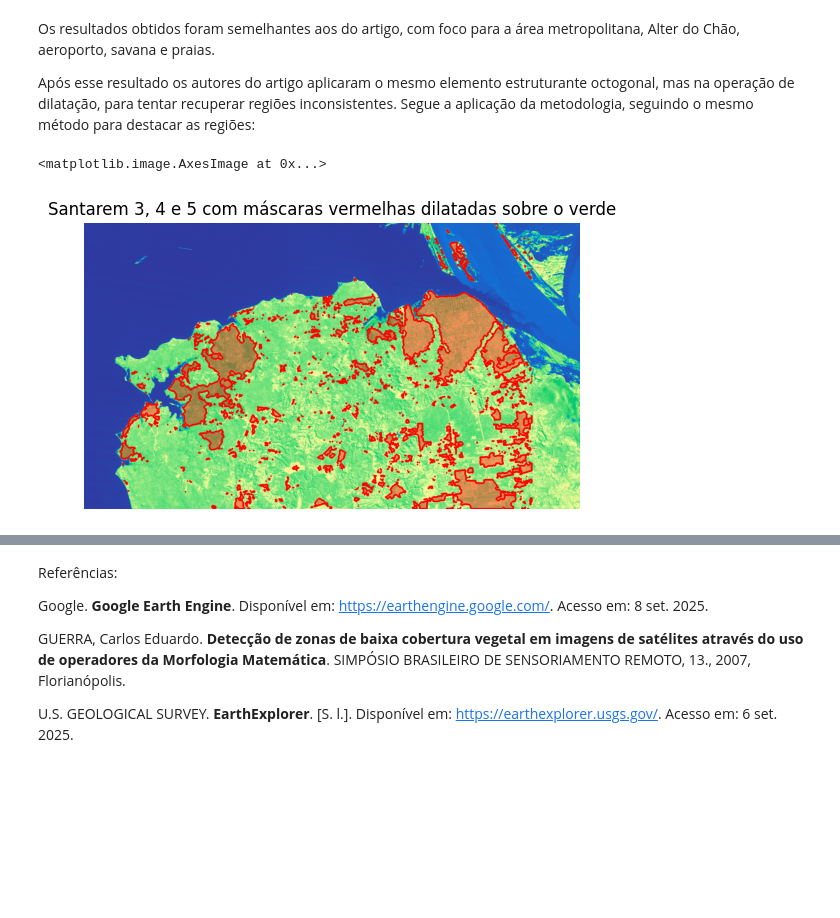
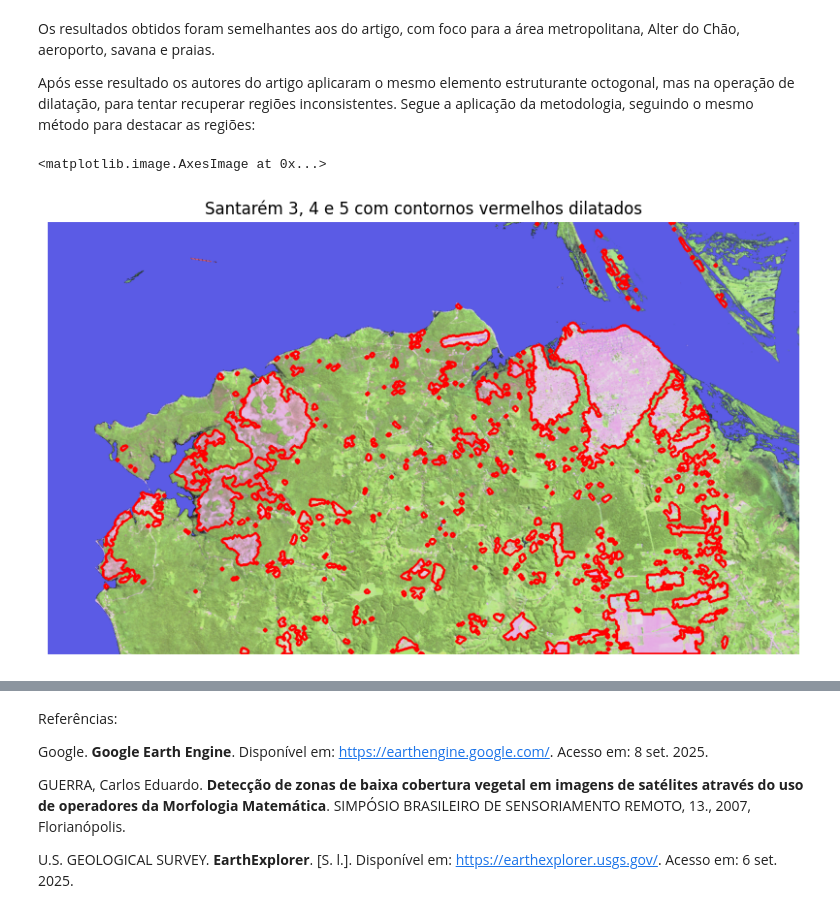
Before and after one commit to joao-martinho/pi, a Jupyter notebook: Trabalho 1/trabalho01_old.ipynb, the cells around one changed output, grey strips where cells are left out. Saved outputs shown, nothing was run; the diff lists cells and outputs as text; code cells hidden in the pictures; blank space fills up the shorter version.

```diff
--- a/Trabalho 1/trabalho01_old.ipynb
+++ b/Trabalho 1/trabalho01_old.ipynb
@@ -126,8 +121,8 @@ plt.show()
 # %% [markdown]
 Tendo a imagem extraída e com seu brilho aumentado para facilitar a vizualização, aplica-se a binzarização para ficar apenas com os principais elementos da imagem.
 # %%
-(T, binaria) = cv2.threshold(imagem, 33, 255, cv2.THRESH_BINARY)
-plt.figure(figsize=(10, 5))
+(T, binaria) = cv2.threshold(imagem, 34, 255, cv2.THRESH_BINARY)
+plt.figure(figsize=(10, 10))
 plt.title('santarem_binarizada')
 plt.axis("off")
 plt.imshow(binaria, 'gray')
@@ -158,10 +153,10 @@ plt.imshow(erodida, 'gray')
 # %% [markdown]
 O artigo segue destacando as bordas obtidas com a erosão em vermelho, para isso foi utilizado a função findContours do OpenCV para encontrar os contornos das formas e então desenhá-los.
 # %%
-bordas, _ = cv2.findContours(erodida, cv2.RETR_EXTERNAL, cv2.CHAIN_APPROX_SIMPLE)
+contornos, _ = cv2.findContours(erodida, cv2.RETR_EXTERNAL, cv2.CHAIN_APPROX_SIMPLE)
 
 imagem_colorida = cv2.cvtColor(erodida, cv2.COLOR_GRAY2BGR)
-cv2.drawContours(imagem_colorida, bordas, -1, (0,0,255), thickness=2)
+cv2.drawContours(imagem_colorida, contornos, -1, (0, 0, 255), thickness=2)
 
 plt.title("Imagem erodida + contornos vermelhos")
 plt.axis("off")
@@ -174,21 +213,10 @@ Em seguida, colocou-se a máscara do resultado da erosão sobre a imagem colorid
 # %%
-imagem = cv2.imread('Santarem345.tif', cv2.IMREAD_UNCHANGED).astype(np.float32)
-imagem_norm = (imagem - imagem.min()) / (imagem.max() - imagem.min())
-pseudo = (plt.get_cmap('terrain')(imagem_norm)[:, :, :3] * 255).astype(np.uint8)
+def colocar_mascara_com_bordas(terreno, bordas):
+    alpha = 0.4
+    return cv2.drawContours(terreno.copy(), bordas, -1, (255, 0, 0), thickness=3)
 
-def colocar_mascara_com_bordas(terreno, borda):
-    alpha = 0.4
-    resultado = cv2.addWeighted(
-        cv2.drawContours(terreno.copy(), borda, -1, (255, 0, 0), thickness=cv2.FILLED),
-        alpha,
-        pseudo,
-        1 - alpha,
-        0
-    )
-    return cv2.drawContours(resultado.copy(), bordas, -1, (255, 0, 0), thickness=3)
-
+plt.figure(figsize=(10,10))
 plt.axis('off')
-plt.title('Santarem 3, 4 e 5 com máscaras vermelhas sobre o verde')
-plt.imshow(colocar_mascara_com_bordas(pseudo, bordas))
-plt.show()
+plt.title('Santarém 3, 4 e 5 com contornos vermelhos sobre o verde')
+plt.imshow(colocar_mascara_com_bordas(imagem_rgb, contornos))
 # %% [output]
@@ -200,10 +229,11 @@ Após esse resultado os autores do artigo aplicaram o mesmo elemento estruturant
 # %%
 dilatada = cv2.dilate(erodida, kernel, iterations=1)
 novas_bordas, _ = cv2.findContours(dilatada, cv2.RETR_EXTERNAL, cv2.CHAIN_APPROX_SIMPLE)
 
+plt.figure(figsize=(10,10))
 plt.axis('off')
-plt.title('Santarem 3, 4 e 5 com máscaras vermelhas dilatadas sobre o verde')
-plt.imshow(colocar_mascara_com_bordas(pseudo, novas_bordas))
+plt.title('Santarém 3, 4 e 5 com contornos vermelhos dilatados')
+plt.imshow(colocar_mascara_com_bordas(imagem_rgb, novas_bordas))
 # %% [output]
 <matplotlib.image.AxesImage at 0x...>
-[figure, old version]
+[figure, new version]
```
Also changed, not shown: parts of 15 cells of this notebook.
